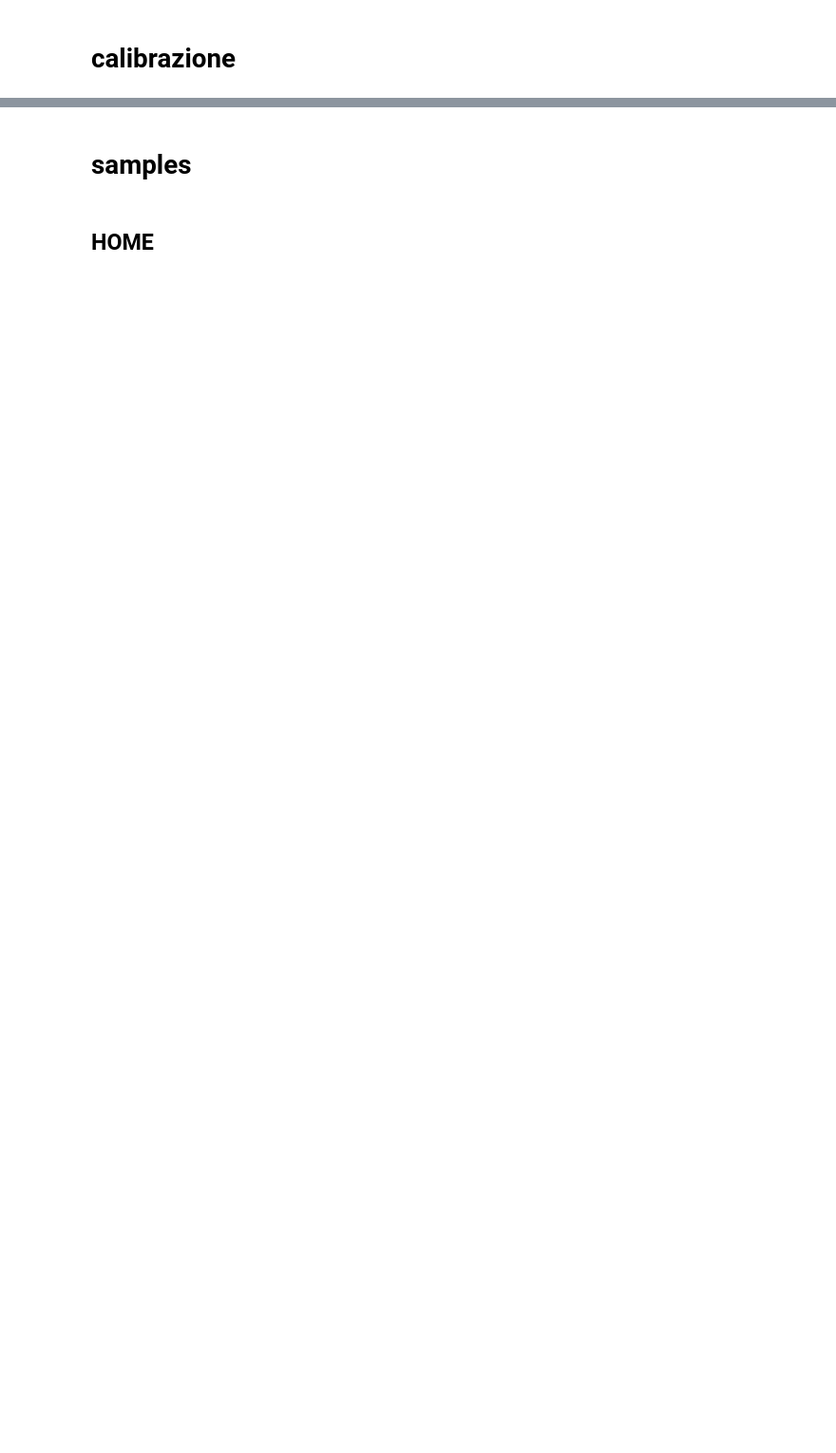
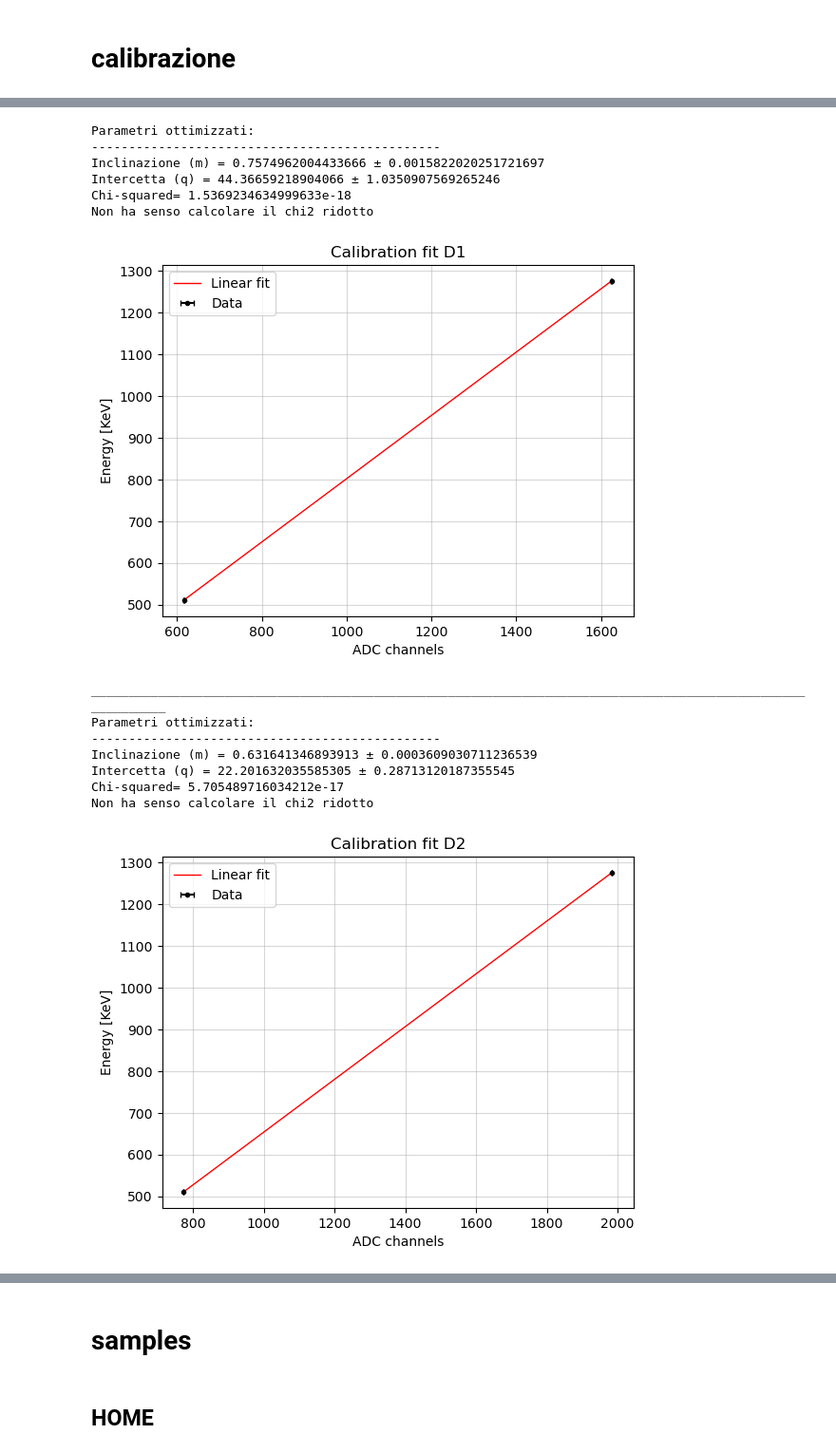
Before and after one commit to b3n3d3tt4/imaging, a Jupyter notebook: analisi.ipynb, the cells around one changed output, grey strips where cells are left out. Shown at 95% size. Saved outputs shown, nothing was run; the diff lists cells and outputs as text; code cells hidden in the pictures; blank space fills up the shorter version.

```diff
--- a/analisi.ipynb
+++ b/analisi.ipynb
@@ -101,34 +123,50 @@ d8norm2 = bbb.normal(d8, xmin=300, xmax=450, x1=200, x2=500, b=int(d8.max()), n=
 # %%
 y_calib = np.array([511, 1275]) #KeV
 #__________________________________________________________________________________________________________
 xD1 = np.array([d1norm1[0][1], d1norm2[0][1]])
 sxD1 = np.array([d1norm1[1][1], d1norm2[1][1],])
-calibrazioneD1 = bbb.linear_regression(xD1, y_calib, sx=sxD1, sy = None)
+calibrazioneD1 = bbb.linear_regression(xD1, y_calib, sx=sxD1, sy = None, xlabel='ADC channels', ylabel='Energy [KeV]', titolo='Calibration fit D1', plot=True)
 print('__________________________________________________________________________________________________________')
 xD2 = np.array([d2norm1[0][1], d2norm2[0][1]])
 sxD2 = np.array([d2norm1[1][1], d2norm2[1][1],])
-calibrazioneD2 = bbb.linear_regression(xD2, y_calib, sx=sxD2, sy = None)
+calibrazioneD2 = bbb.linear_regression(xD2, y_calib, sx=sxD2, sy = None, xlabel='ADC channels', ylabel='Energy [KeV]', titolo='Calibration fit D2', plot=True)
 print('__________________________________________________________________________________________________________')
 xD3 = np.array([d3norm1[0][1], d3norm2[0][1]])
 sxD3 = np.array([d3norm1[1][1], d3norm2[1][1],])
-calibrazioneD3 = bbb.linear_regression(xD3, y_calib, sx=sxD3, sy = None)
+calibrazioneD3 = bbb.linear_regression(xD3, y_calib, sx=sxD3, sy = None, xlabel='ADC channels', ylabel='Energy [KeV]', titolo='Calibration fit D3', plot=True)
 print('__________________________________________________________________________________________________________')
 xD4 = np.array([d4norm1[0][1], d4norm2[0][1]])
 sxD4 = np.array([d4norm1[1][1], d4norm2[1][1],])
-calibrazioneD4 = bbb.linear_regression(xD4, y_calib, sx=sxD4, sy = None)
+calibrazioneD4 = bbb.linear_regression(xD4, y_calib, sx=sxD4, sy = None, xlabel='ADC channels', ylabel='Energy [KeV]', titolo='Calibration fit D4', plot=True)
 print('__________________________________________________________________________________________________________')
 xD5 = np.array([d5norm1[0][1], d5norm2[0][1]])
 sxD5 = np.array([d5norm1[1][1], d5norm2[1][1],])
-calibrazioneD5 = bbb.linear_regression(xD5, y_calib, sx=sxD5, sy = None)
+calibrazioneD5 = bbb.linear_regression(xD5, y_calib, sx=sxD5, sy = None, xlabel='ADC channels', ylabel='Energy [KeV]', titolo='Calibration fit D5',plot=True)
 print('__________________________________________________________________________________________________________')
 xD6 = np.array([d6norm1[0][1], d6norm2[0][1]])
 sxD6 = np.array([d6norm1[1][1], d6norm2[1][1],])
-calibrazioneD6 = bbb.linear_regression(xD6, y_calib, sx=sxD6, sy = None)
+calibrazioneD6 = bbb.linear_regression(xD6, y_calib, sx=sxD6, sy = None, xlabel='ADC channels', ylabel='Energy [KeV]', titolo='Calibration fit D6',plot=True)
 print('__________________________________________________________________________________________________________')
 xD7 = np.array([d7norm1[0][1], d7norm2[0][1]])
 sxD7 = np.array([d7norm1[1][1], d7norm2[1][1],])
-calibrazioneD7 = bbb.linear_regression(xD7, y_calib, sx=sxD7, sy = None)
+calibrazioneD7 = bbb.linear_regression(xD7, y_calib, sx=sxD7, sy = None, xlabel='ADC channels', ylabel='Energy [KeV]', titolo='Calibration fit D7', plot=True)
 print('__________________________________________________________________________________________________________')
 xD8 = np.array([d8norm1[0][1], d8norm2[0][1]])
 sxD8 = np.array([d8norm1[1][1], d8norm2[1][1],])
-calibrazioneD8 = bbb.linear_regression(xD8, y_calib, sx=sxD8, sy = None)
+calibrazioneD8 = bbb.linear_regression(xD8, y_calib, sx=sxD8, sy = None, xlabel='ADC channels', ylabel='Energy [KeV]', titolo='Calibration fit D8', plot=True)
+# %% [output]
+Parametri ottimizzati:
+-----------------------------------------------
+Inclinazione (m) = 0.7574962004433666 ± 0.0015822020251721697
+Intercetta (q) = 44.36659218904066 ± 1.0350907569265246
+Chi-squared= 1.5369234634999633e-18
+Non ha senso calcolare il chi2 ridotto
+[figure, added]
+__________________________________________________________________________________________________________
+Parametri ottimizzati:
+-----------------------------------------------
+Inclinazione (m) = 0.631641346893913 ± 0.0003609030711236539
+Intercetta (q) = 22.201632035585305 ± 0.28713120187355545
+Chi-squared= 5.705489716034212e-17
+Non ha senso calcolare il chi2 ridotto
+[figure, added]
```
Also changed, not shown: parts of 43 cells of this notebook.
